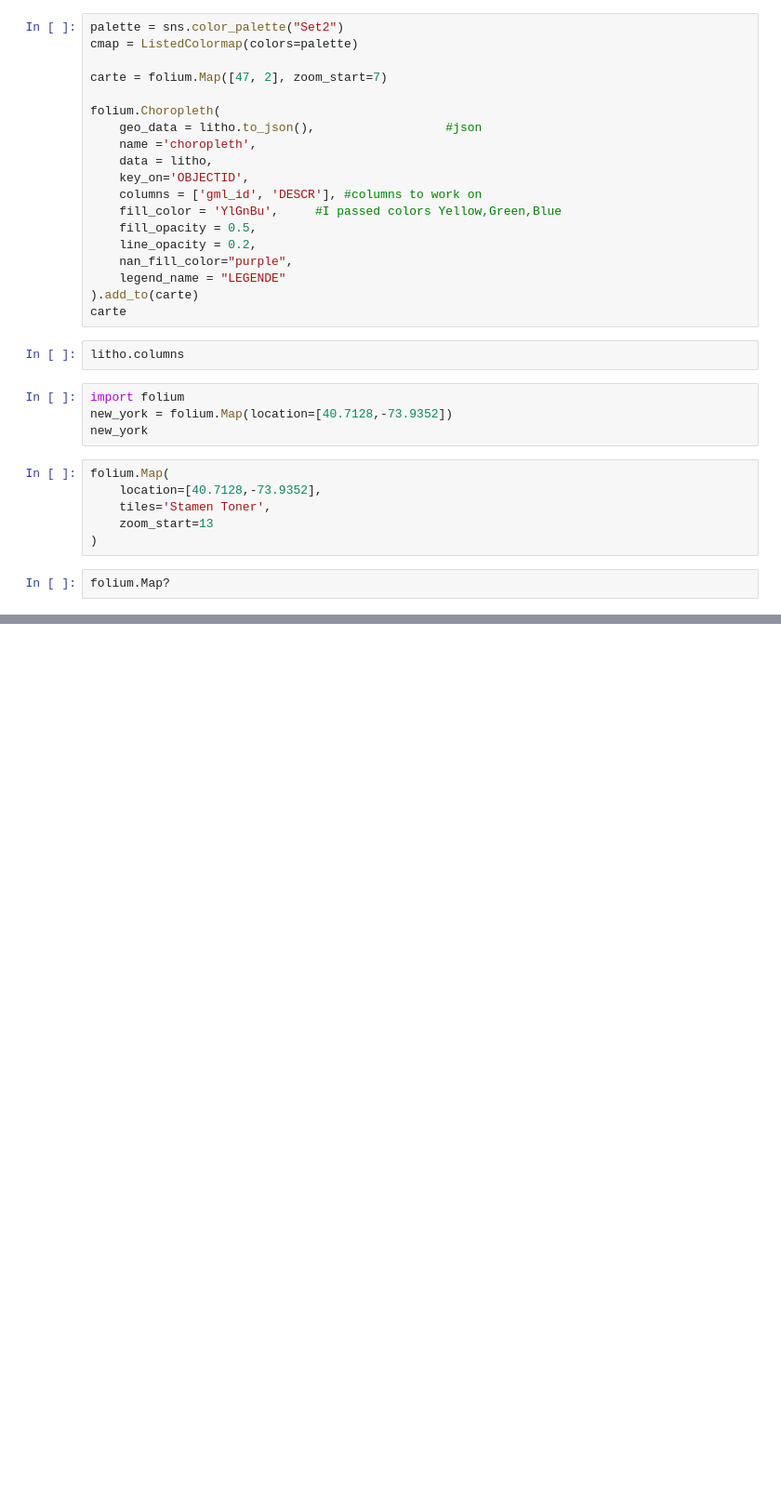
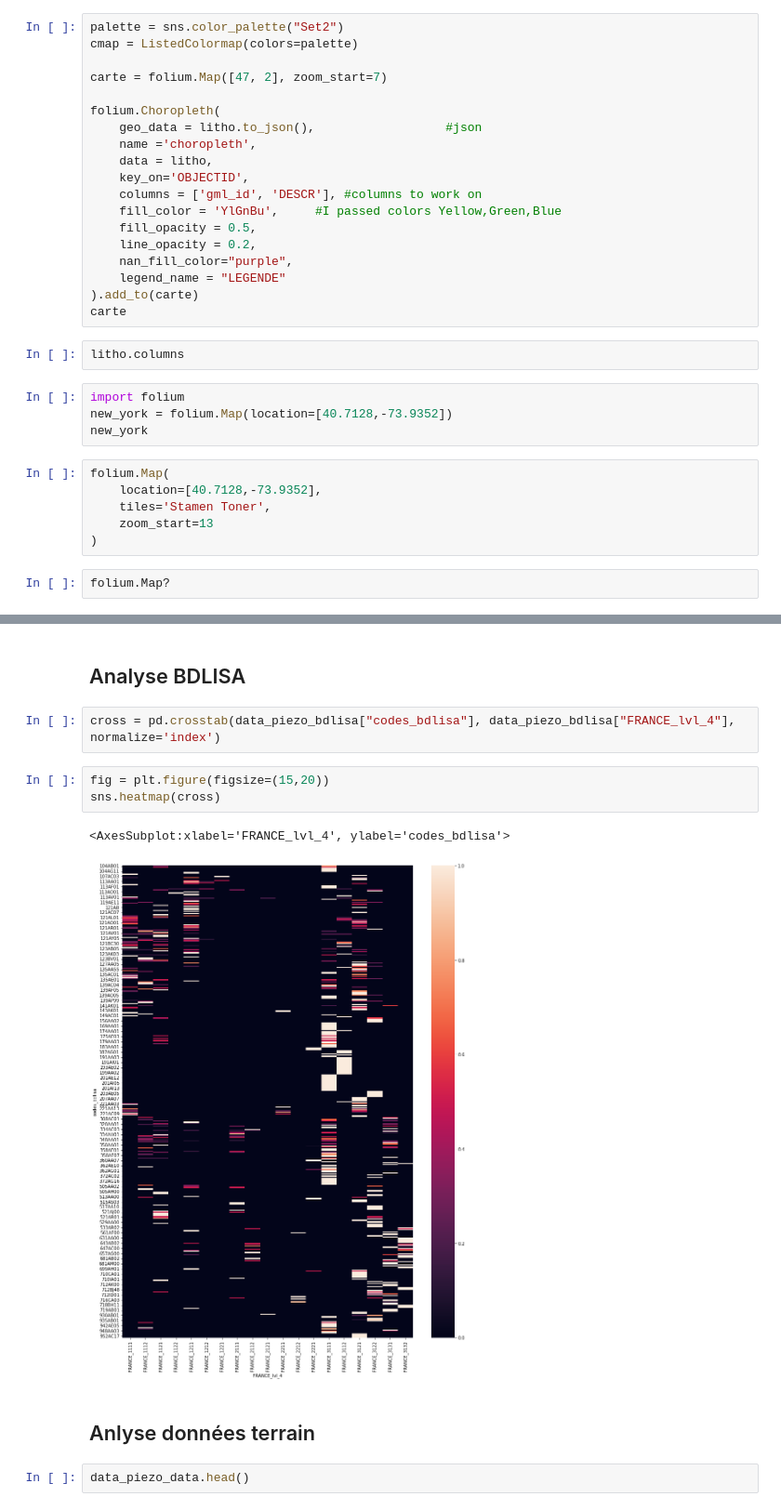
Before and after one commit to jdaranlot/Analyse-Piezo, a Jupyter notebook: Analyse carto - Pour Streamlit.ipynb, the cells around one changed output, grey strips where cells are left out. Shown at 93% size. Cells and saved outputs as stored; diff of their text form; blank space fills up the shorter version.

```diff
--- a/Analyse carto - Pour Streamlit.ipynb
+++ b/Analyse carto - Pour Streamlit.ipynb
@@ -635,0 +746,14 @@ folium.Map?
+# %% [markdown]
+## Analyse BDLISA
+# %%
+cross = pd.crosstab(data_piezo_bdlisa["codes_bdlisa"], data_piezo_bdlisa["FRANCE_lvl_4"], normalize='index')
+# %%
+fig = plt.figure(figsize=(15,20))
+sns.heatmap(cross)
+# %% [output]
+<AxesSubplot:xlabel='FRANCE_lvl_4', ylabel='codes_bdlisa'>
+[figure, added]
+# %% [markdown]
+## Anlyse données terrain
+# %%
+data_piezo_data.head()
```
Also changed, not shown: parts of 36 cells of this notebook, 2 other files.
